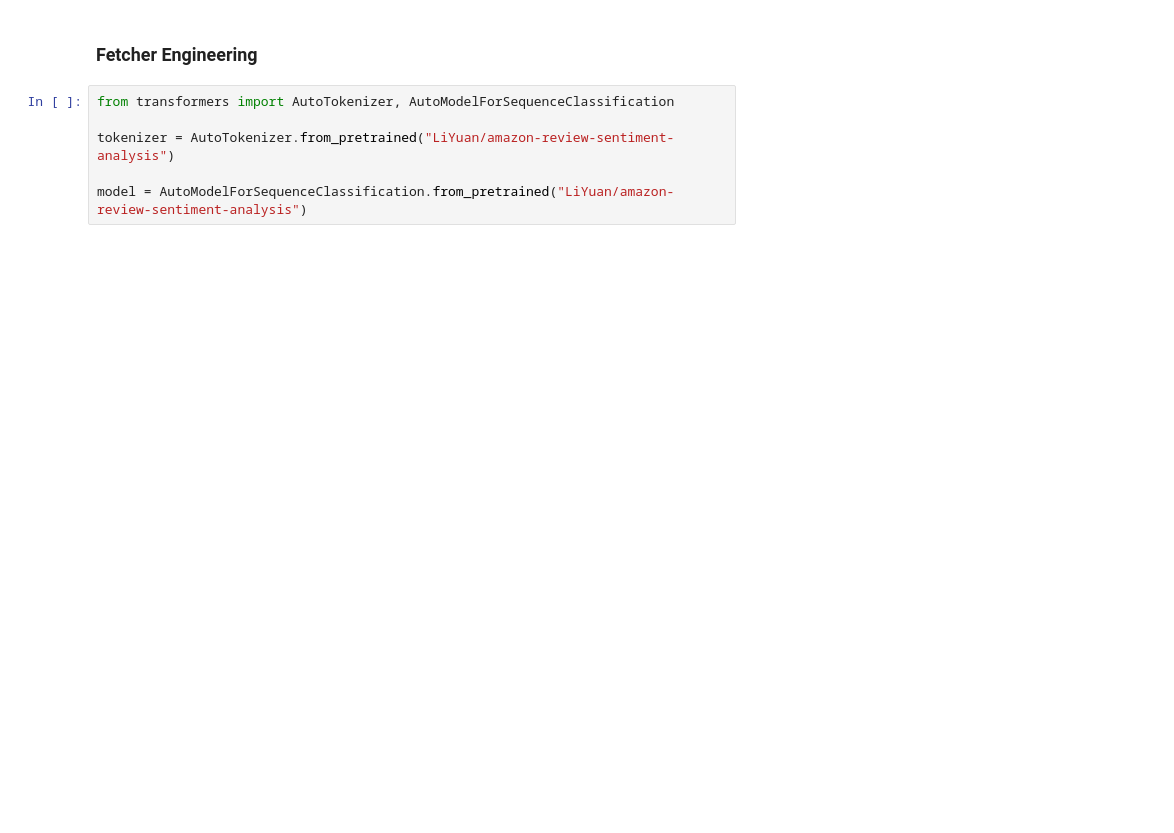
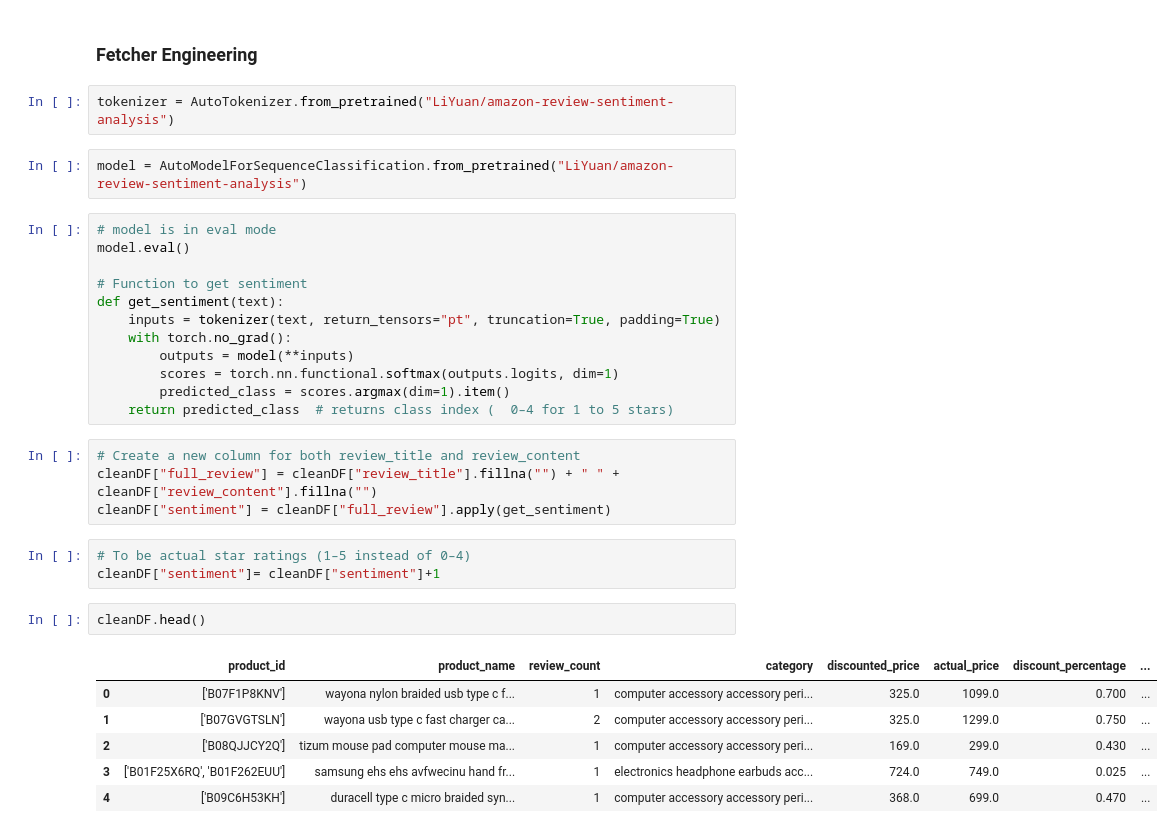
Before and after one commit to wareefAlyousef/amazon_product_chatbot_STC, a Jupyter notebook: notebooks/amazon_product_reviews_analysis.ipynb, the cells around one changed output. Saved outputs shown, nothing was run; the diff lists cells and outputs as text; blank space fills up the shorter version.

```diff
--- a/notebooks/amazon_product_reviews_analysis.ipynb
+++ b/notebooks/amazon_product_reviews_analysis.ipynb
@@ -531,8 +629,34 @@ cleanDF.head()
 # %% [markdown]
 ### Fetcher Engineering
-# %%
-from transformers import AutoTokenizer, AutoModelForSequenceClassification
-
-tokenizer = AutoTokenizer.from_pretrained("LiYuan/amazon-review-sentiment-analysis")
-
-model = AutoModelForSequenceClassification.from_pretrained("LiYuan/amazon-review-sentiment-analysis")
+# %%
+tokenizer = AutoTokenizer.from_pretrained("LiYuan/amazon-review-sentiment-analysis")
+# %%
+model = AutoModelForSequenceClassification.from_pretrained("LiYuan/amazon-review-sentiment-analysis")
+# %%
+# model is in eval mode
+model.eval()
+
+# Function to get sentiment
+def get_sentiment(text):
+    inputs = tokenizer(text, return_tensors="pt", truncation=True, padding=True)
+    with torch.no_grad():
+        outputs = model(**inputs)
+        scores = torch.nn.functional.softmax(outputs.logits, dim=1)
+        predicted_class = scores.argmax(dim=1).item()
+    return predicted_class  # returns class index (  0–4 for 1 to 5 stars)
+# %%
+# Create a new column for both review_title and review_content
+cleanDF["full_review"] = cleanDF["review_title"].fillna("") + " " + cleanDF["review_content"].fillna("")
+cleanDF["sentiment"] = cleanDF["full_review"].apply(get_sentiment)
+# %%
+# To be actual star ratings (1–5 instead of 0–4)
+cleanDF["sentiment"]= cleanDF["sentiment"]+1
+# %%
+cleanDF.head()
+# %% [output]
+|  | product_id | product_name | review_count | category | discounted_price | actual_price | discount_percentage | ... |
+| 0 | ['B07F1P8KNV'] | wayona nylon braided usb type c f... | 1 | computer accessory accessory peri... | 325.0 | 1099.0 | 0.700 | ... |
+| 1 | ['B07GVGTSLN'] | wayona usb type c fast charger ca... | 2 | computer accessory accessory peri... | 325.0 | 1299.0 | 0.750 | ... |
+| 2 | ['B08QJJCY2Q'] | tizum mouse pad computer mouse ma... | 1 | computer accessory accessory peri... | 169.0 | 299.0 | 0.430 | ... |
+| 3 | ['B01F25X6RQ', 'B01F262EUU'] | samsung ehs ehs avfwecinu hand fr... | 1 | electronics headphone earbuds acc... | 724.0 | 749.0 | 0.025 | ... |
+| 4 | ['B09C6H53KH'] | duracell type c micro braided syn... | 1 | computer accessory accessory peri... | 368.0 | 699.0 | 0.470 | ... |
```
Also changed, not shown: parts of 8 cells of this notebook, 1 other file.
